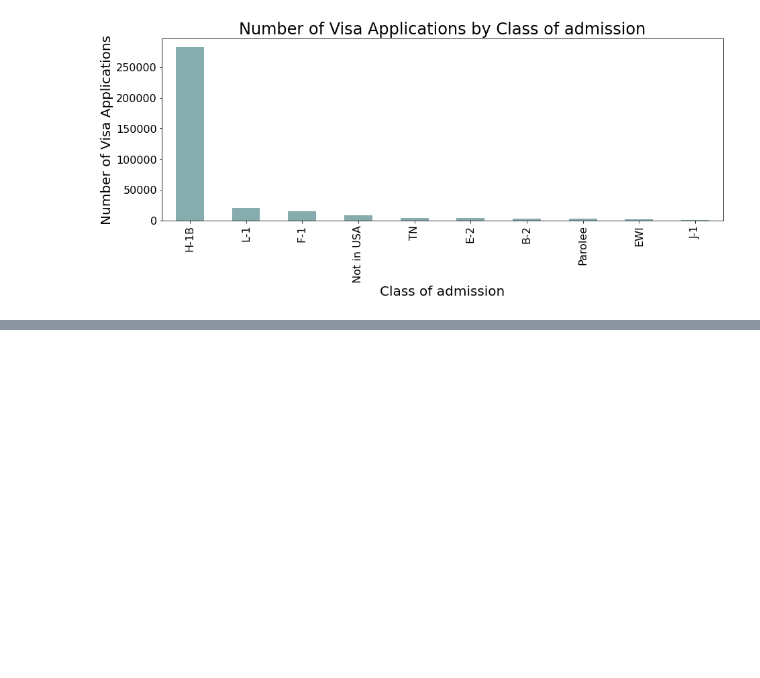
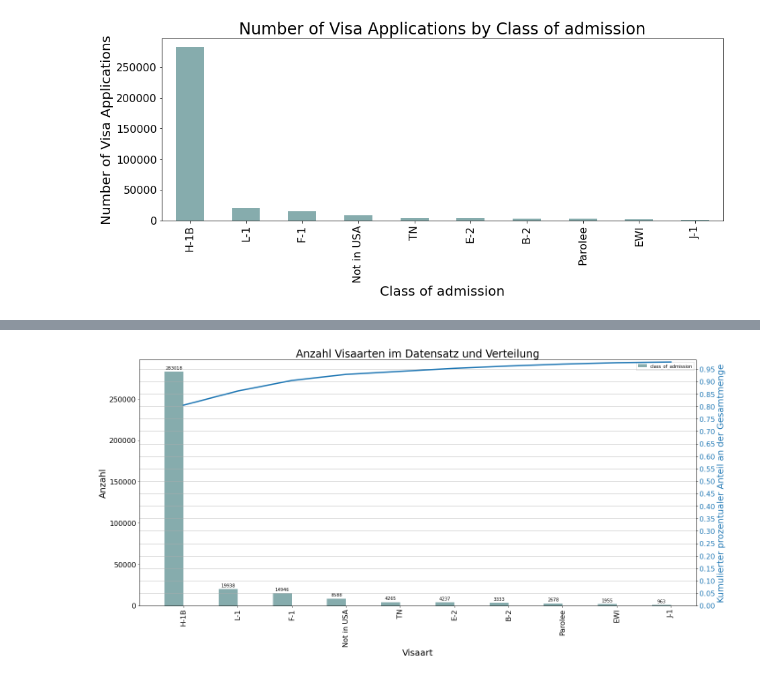
Before and after one commit to andy8001/python_visa, a Jupyter notebook: analysis/artDesVisa.ipynb, the cells around one changed output, grey strips where cells are left out. Saved outputs shown, nothing was run; the diff lists cells and outputs as text; code cells hidden in the pictures; blank space fills up the shorter version.

```diff
--- a/analysis/artDesVisa.ipynb
+++ b/analysis/artDesVisa.ipynb
@@ -36,0 +33,8 @@ visas_df["class_of_admission"].value_counts()[:10].plot(kind="bar", xlabel="Clas
+# %%
+graph_df = graph_df.rename(columns={"class_of_admission": "percentage", "percentage_cumsum": "application_count"})
+# %%
+tmp = visas_df["class_of_admission"].value_counts().to_frame()
+tmp = tmp.rename(columns={"class_of_admission": "values"})
+# %%
+graph_df = graph_df.merge(tmp, how="outer", left_index=True, right_index=True)
+del tmp
@@ -36,0 +50,49 @@ visas_df["class_of_admission"].value_counts()[:10].plot(kind="bar", xlabel="Clas
+# %%
+graph_df = graph_df[:10]
+values_coz = graph_df['values']
+values_cumsum = graph_df['cumsum']
+# %%
+labels = graph_df.index
+
+
+x = np.arange(len(labels))  # the label locations
+width = 0.35  # the width of the bars
+
+fig, ax  = plt.subplots(figsize=(20,10))
+rects1 = ax.bar(x - width/2, values_coz, width, label='class_of_admission')
+
+# Add some text for labels, title and custom x-axis tick labels, etc.
+ax.set_ylabel('Anzahl')
+ax.set_title('Anzahl Visaarten im Datensatz und Verteilung')
+ax.set_xlabel('Visaart')
+ax.set_xticks(x)
+ax.set_xticklabels(labels, rotation=90)
+
+ax.legend()
+
+ax2 = ax.twinx()
+color = 'tab:blue'
+ax2.set_ylabel('Kumulierter prozentualer Anteil an der Gesamtmenge', color=color)  # we already handled the x-label with ax1
+ax2.plot(x, values_cumsum, color=color)
+ax2.tick_params(axis='y', labelcolor=color)
+ax2.set_ylim(ymin=0)
+ax2.set_yticks(np.arange(0, 1, step=0.05))
+
+def autolabel(rects):
+    """Attach a text label above each bar in *rects*, displaying its height."""
+    for rect in rects:
+        height = rect.get_height()
+        ax.annotate('{}'.format(height),
+                    xy=(rect.get_x() + rect.get_width() / 2, height),
+                    xytext=(0, 3),  # 3 points vertical offset
+                    textcoords="offset points",
+                    ha='center', va='bottom')
+
+
+autolabel(rects1)
+
+fig.tight_layout()
+plt.grid()
+plt.show()
+# %% [output]
+[figure, added]
```
Also changed, not shown: parts of 16 cells of this notebook, 2 other files.
